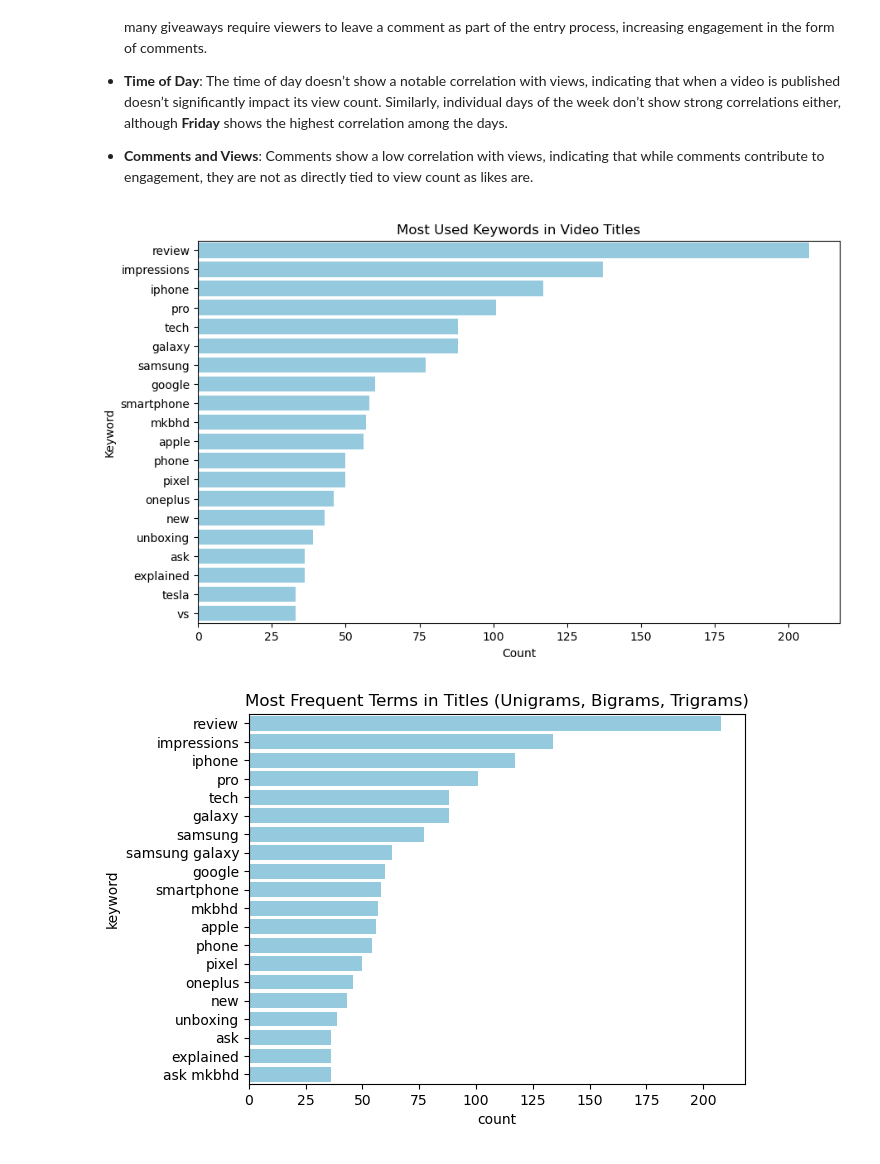
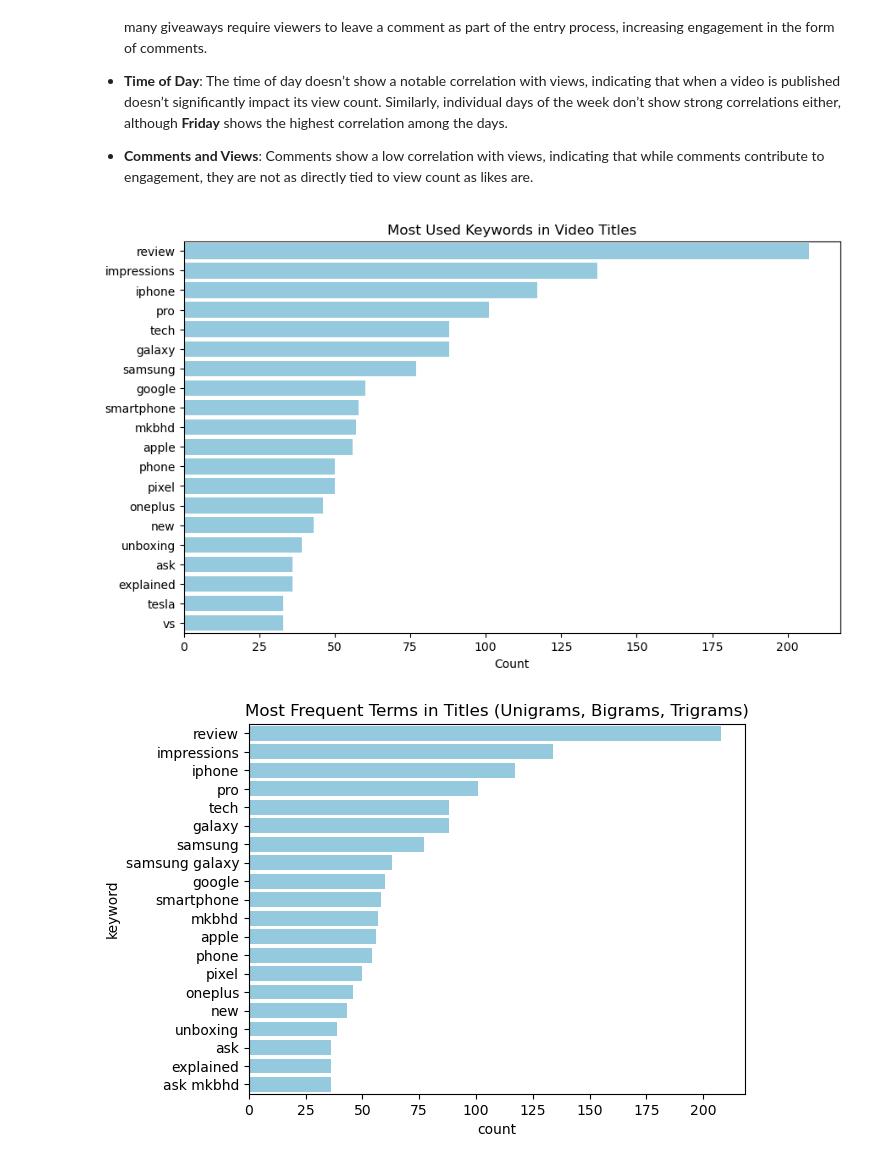
Before and after one commit to nacin023/youtube_engagement_analysis, a Jupyter notebook: 2_preprocessing_and_eda.ipynb, the cells around one changed output. Saved outputs shown, nothing was run; the diff lists cells and outputs as text; code cells hidden in the pictures.

```diff
--- a/2_preprocessing_and_eda.ipynb
+++ b/2_preprocessing_and_eda.ipynb
@@ -710,24 +717,24 @@ plt.show()
 # %%
 from sklearn.feature_extraction.text import CountVectorizer
 
 # Extracting keywords from title
 vectorizer = CountVectorizer(stop_words='english', max_features=20)  # Top 20 keywords
 X = vectorizer.fit_transform(df['title'])
 keywords = vectorizer.get_feature_names_out()
 
 # Plotting top keywords
 keyword_counts = X.sum(axis=0).tolist()[0]
 keyword_df = pd.DataFrame({'keyword': keywords, 'count': keyword_counts})
 keyword_df = keyword_df.sort_values(by='count', ascending=False)
 
 plt.figure(figsize=(10, 6))
 sns.barplot(x='count', y='keyword', data=keyword_df, color= 'skyblue')
 plt.title('Most Used Keywords in Video Titles')
 plt.xlabel('Count')
-plt.ylabel('Keyword')
+plt.ylabel(None)
 plt.show()
 # %% [output]
-[figure, old version]
+[figure, new version]
 # %%
 vectorizer = CountVectorizer(stop_words='english', max_features=20, ngram_range=(1, 3))
 X = vectorizer.fit_transform(df['title_clean'])
```
Also changed, not shown: parts of 14 cells of this notebook, 1 other file.
